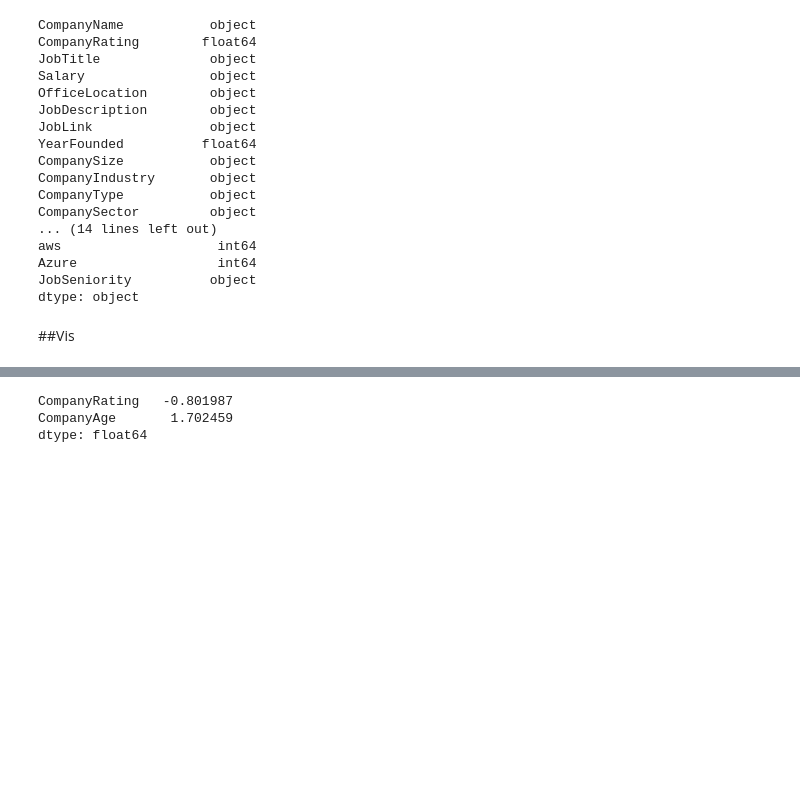
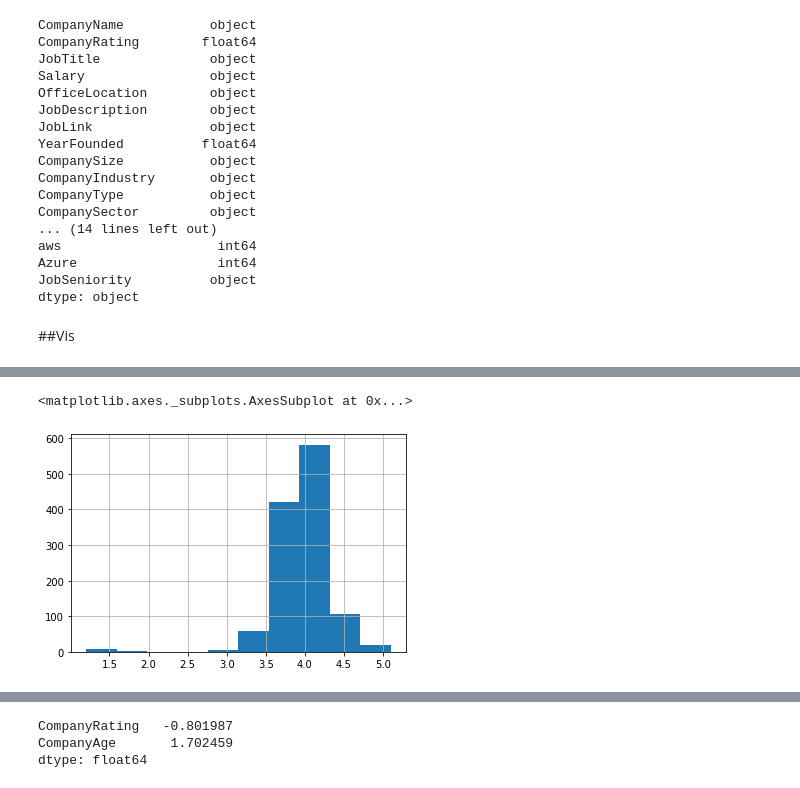
Before and after one commit to YunlouTeng/Data-Analyst-Salary-Predictor, a Jupyter notebook: Model/regression_model.ipynb, the cells around one changed output, grey strips where cells are left out. Saved outputs shown, nothing was run; the diff lists cells and outputs as text; code cells hidden in the pictures; blank space fills up the shorter version.

```diff
--- a/Model/job_analysis_modeling.ipynb
+++ b/Model/regression_model.ipynb
@@ -119,0 +147,5 @@ dtype: object
+# %%
+np.log(data['AvgSalary']).hist()
+# %% [output]
+<matplotlib.axes._subplots.AxesSubplot at 0x...>
+[figure, added]
```
Also changed, not shown: parts of 12 cells of this notebook, 2 other files.
